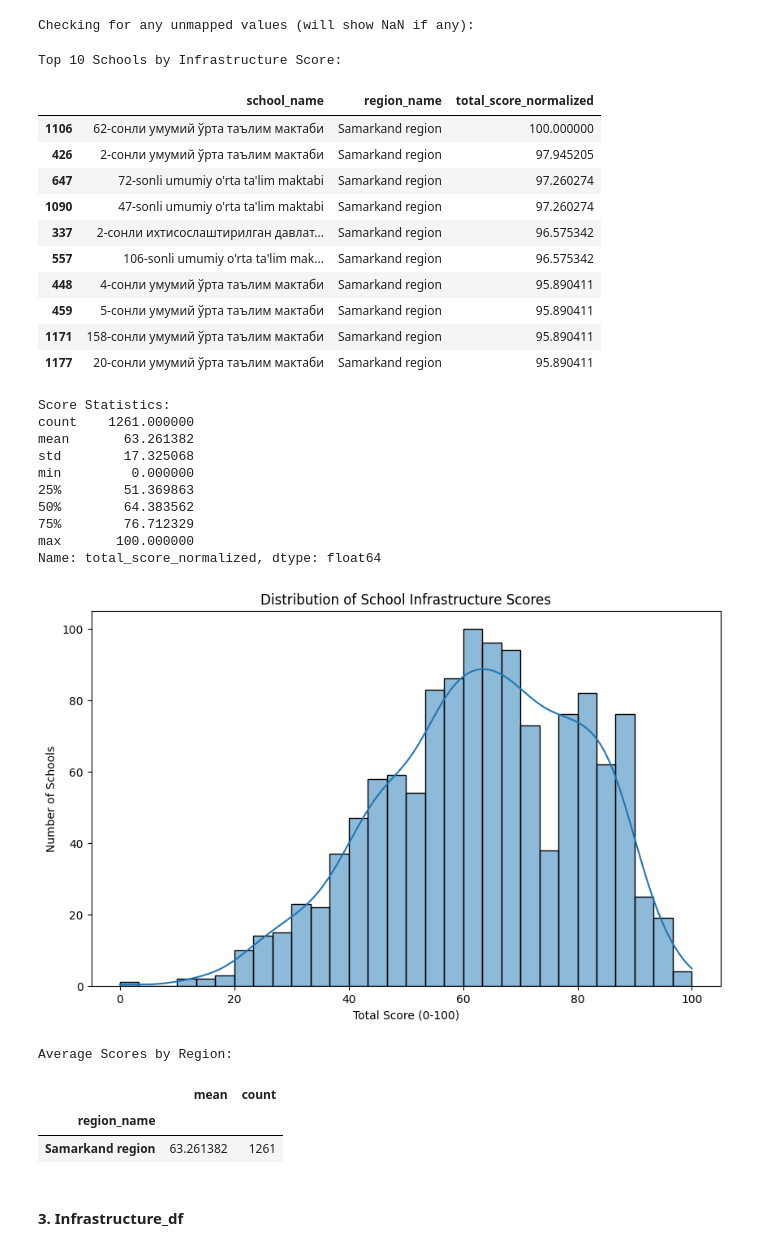
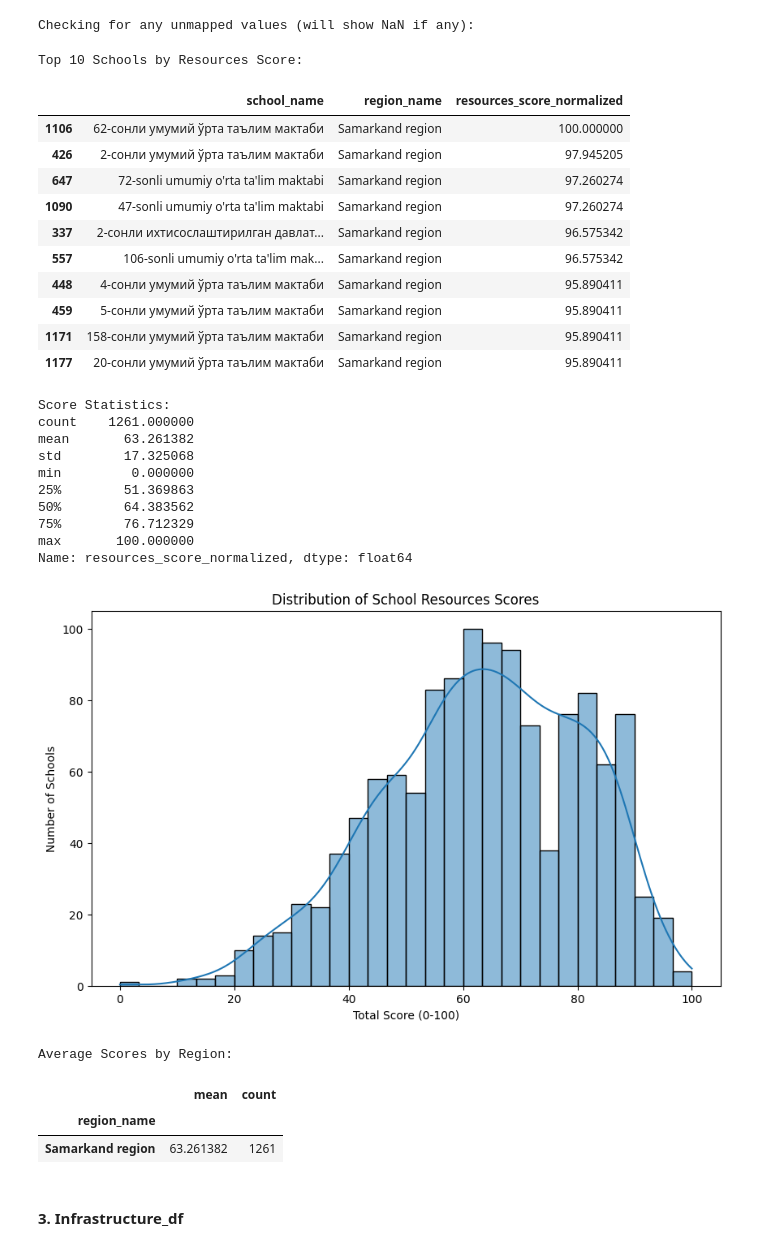
Before and after one commit to Kartikrast/social-infra-prediction-model, a Jupyter notebook: python_files/steps.ipynb, the cells around one changed output. Cells and saved outputs as stored; diff of their text form; code cells hidden in the pictures.

```diff
--- a/python_files/steps.ipynb
+++ b/python_files/steps.ipynb
@@ -87,7 +86,7 @@ pd.set_option('display.max_rows', None)
 ### Dataset Loading
 # %%
 # Load Dataset
-df = pd.read_excel(r'/Users/itbtech/Documents/Airflow Materials/check/excel_files/samarqand_student_data 1.xlsx')
+df = pd.read_excel(r'C:\Users\hp\OneDrive\Documents\Code Playground\Prash Project\excel_files\samarqand_student_data 1.xlsx')
 # %% [markdown]
 ### Dataset First View
 # %%
@@ -761,54 +779,54 @@ score_columns = resources_df_transformed.columns.difference(['ID', 'school_name'
 resources_df_transformed['total_score'] = resources_df_transformed[score_columns].sum(axis=1)
 
 # Normalize the total score to 0-100 scale for easier interpretation
-resources_df_transformed['total_score_normalized'] = ((resources_df_transformed['total_score'] - resources_df_transformed['total_score'].min()) /
+resources_df_transformed['resources_score_normalized'] = ((resources_df_transformed['total_score'] - resources_df_transformed['total_score'].min()) /
                                                     (resources_df_transformed['total_score'].max() - resources_df_transformed['total_score'].min())) * 100
 
 # Show top 10 schools
-print("Top 10 Schools by Infrastructure Score:")
-top_10_schools = resources_df_transformed[['school_name', 'region_name', 'total_score_normalized']].nlargest(10, 'total_score_normalized')
+print("Top 10 Schools by Resources Score:")
+top_10_schools = resources_df_transformed[['school_name', 'region_name', 'resources_score_normalized']].nlargest(10, 'resources_score_normalized')
 display(top_10_schools)
 
 # Basic statistics of the scores
 print("\nScore Statistics:")
-print(resources_df_transformed['total_score_normalized'].describe())
+print(resources_df_transformed['resources_score_normalized'].describe())
 
 # Visualize the distribution of scores
 plt.figure(figsize=(10, 6))
-sns.histplot(data=resources_df_transformed, x='total_score_normalized', bins=30, kde=True)
-plt.title('Distribution of School Infrastructure Scores')
+sns.histplot(data=resources_df_transformed, x='resources_score_normalized', bins=30, kde=True)
+plt.title('Distribution of School Resources Scores')
 plt.xlabel('Total Score (0-100)')
 plt.ylabel('Number of Schools')
 plt.show()
 
 # Show average scores by region
 print("\nAverage Scores by Region:")
-regional_scores = resources_df_transformed.groupby('region_name')['total_score_normalized'].agg(['mean', 'count']).sort_values('mean', ascending=False)
+regional_scores = resources_df_transformed.groupby('region_name')['resources_score_normalized'].agg(['mean', 'count']).sort_values('mean', ascending=False)
 display(regional_scores)
 # %% [output]
-Top 10 Schools by Infrastructure Score:
+Top 10 Schools by Resources Score:
-|  | school_name | region_name | total_score_normalized |
+|  | school_name | region_name | resources_score_normalized |
 | 1106 | 62-сонли умумий ўрта таълим мактаби | Samarkand region | 100.000000 |
 | 426 | 2-сонли умумий ўрта таълим мактаби | Samarkand region | 97.945205 |
 | 647 | 72-sonli umumiy o'rta ta'lim maktabi | Samarkand region | 97.260274 |
 | 1090 | 47-sonli umumiy o'rta ta'lim maktabi | Samarkand region | 97.260274 |
 | 337 | 2-сонли ихтисослаштирилган давлат... | Samarkand region | 96.575342 |
 | 557 | 106-sonli umumiy o'rta ta'lim mak... | Samarkand region | 96.575342 |
 | 448 | 4-сонли умумий ўрта таълим мактаби | Samarkand region | 95.890411 |
 | 459 | 5-сонли умумий ўрта таълим мактаби | Samarkand region | 95.890411 |
 | 1171 | 158-сонли умумий ўрта таълим мактаби | Samarkand region | 95.890411 |
 | 1177 | 20-сонли умумий ўрта таълим мактаби | Samarkand region | 95.890411 |
 Score Statistics:
 count    1261.000000
 mean       63.261382
 std        17.325068
 min         0.000000
 25%        51.369863
 50%        64.383562
 75%        76.712329
 max       100.000000
-Name: total_score_normalized, dtype: float64
+Name: resources_score_normalized, dtype: float64
-[figure, old version]
+[figure, new version]
 Average Scores by Region:
 |  | mean | count |
 | region_name |  |  |
```
Also changed, not shown: parts of 11 cells of this notebook.
